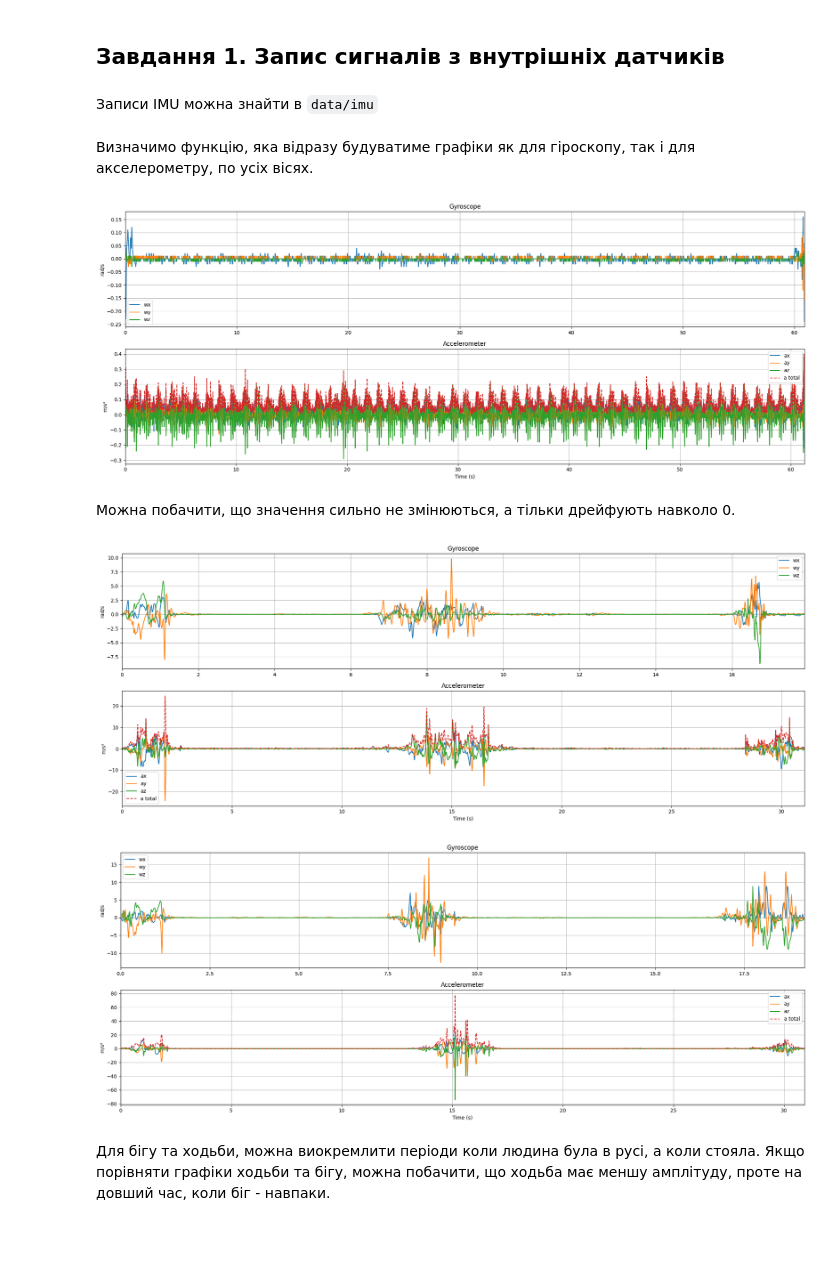
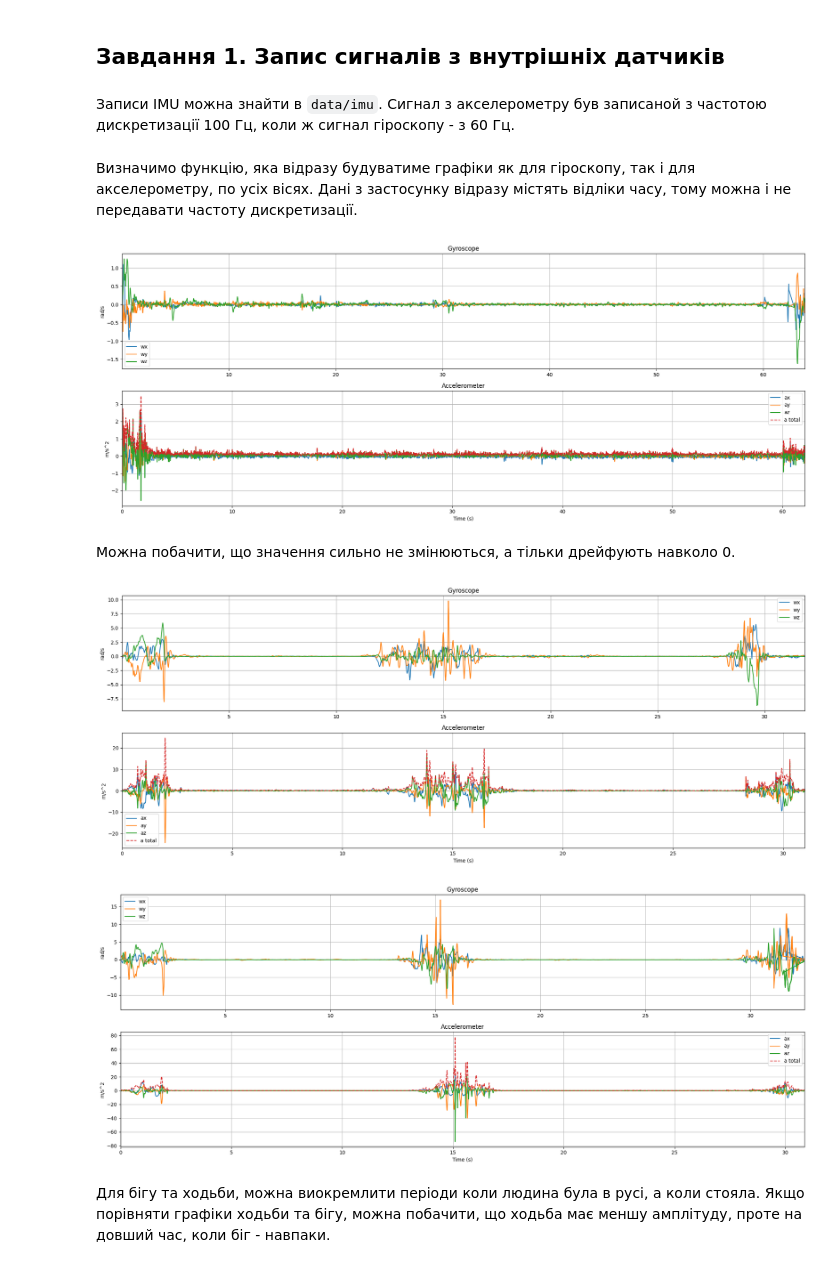
Before and after one commit to n1n1n1q/SignalProcessingLabs, a Jupyter notebook: lab01/sig_proc1.ipynb, the cells around one changed output. Saved outputs shown, nothing was run; the diff lists cells and outputs as text; code cells hidden in the pictures; blank space fills up the shorter version.

```diff
--- a/lab01/sig_proc1.ipynb
+++ b/lab01/sig_proc1.ipynb
@@ -22,5 +22,5 @@ def signal_len(signal, freq):
 # %% [markdown]
 ## Завдання 1. Запис сигналів з внутрішніх датчиків
 # %% [markdown]
-Записи IMU можна знайти в `data/imu`
+Записи IMU можна знайти в `data/imu`. Сигнал з акселерометру був записаной з частотою дискретизації 100 Гц, коли ж сигнал гіроскопу - з 60 Гц.
 # %%
@@ -35,11 +36,11 @@ walking_accel = pd.read_csv("data/imu/acc_walking.csv")
 running_gyro = pd.read_csv("data/imu/gyro_running.csv")
 running_accel = pd.read_csv("data/imu/acc_running.csv")
 # %% [markdown]
-Визначимо функцію, яка відразу будуватиме графіки як для гіроскопу, так і для акселерометру, по усіх вісях.
+Визначимо функцію, яка відразу будуватиме графіки як для гіроскопу, так і для акселерометру, по усіх вісях. Дані з застосунку відразу містять відліки часу, тому можна і не передавати частоту дискретизації.
 # %%
-def plot_gyro_acc(gyro_df, acc_df, fs):
-    gyro_time = gyro_df.index / fs if fs else gyro_df["time"]
-    acc_time  = acc_df.index / fs if fs else acc_df["time"]
+def plot_gyro_acc(gyro_df, acc_df):
+    gyro_time = gyro_df["time"]
+    acc_time  = acc_df["time"]
 
     fig, axs = plt.subplots(2, 1, figsize=(20, 8))
 
@@ -57,8 +58,8 @@ def plot_gyro_acc(gyro_df, acc_df, fs):
     axs[1].plot(acc_time, acc_df["az"], label="az")
     axs[1].plot(acc_time, acc_df["atotal"], label="a total", linestyle="--")
     axs[1].set_title("Accelerometer")
-    axs[1].set_ylabel("m/s²")
-    axs[1].set_xlabel("Time (s)" if fs else "Timestamp")
+    axs[1].set_ylabel("m/s^2")
+    axs[1].set_xlabel("Time (s)")
     axs[1].legend()
     axs[1].grid(True)
     axs[1].set_xlim(left=acc_time.min(), right=acc_time.max())
@@ -66,19 +67,19 @@ def plot_gyro_acc(gyro_df, acc_df, fs):
     plt.tight_layout()
     plt.show()
 # %%
-plot_gyro_acc(standing_gyro, standing_accel, imu_fs)
+plot_gyro_acc(standing_gyro, standing_accel)
 # %% [output]
-[figure, old version]
+[figure, new version]
 # %% [markdown]
 Можна побачити, що значення сильно не змінюються, а тільки дрейфують навколо 0.
 # %%
-plot_gyro_acc(walking_gyro, walking_accel, imu_fs)
+plot_gyro_acc(walking_gyro, walking_accel)
 # %% [output]
-[figure, old version]
+[figure, new version]
 # %%
-plot_gyro_acc(running_gyro, running_accel, imu_fs)
+plot_gyro_acc(running_gyro, running_accel)
 # %% [output]
-[figure, old version]
+[figure, new version]
 # %% [markdown]
 Для бігу та ходьби, можна виокремлити періоди коли людина була в русі, а коли стояла. Якщо порівняти графіки ходьби та бігу, можна побачити, що ходьба має меншу амплітуду, проте на довший час, коли біг - навпаки.
 # %% [markdown]
```
Also changed, not shown: parts of 19 cells of this notebook, 2 other files.
